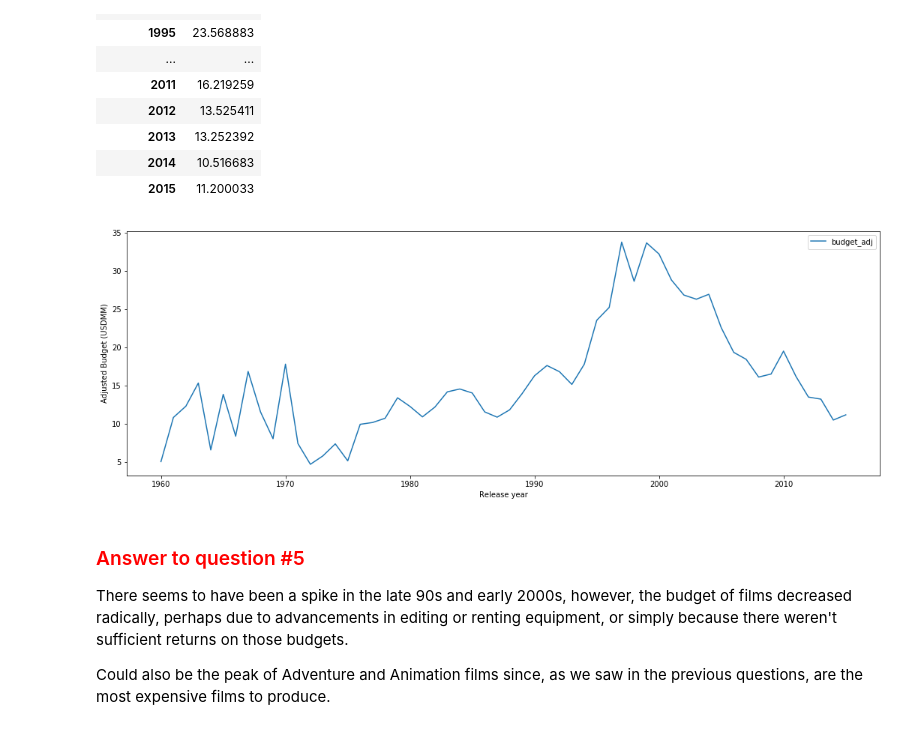
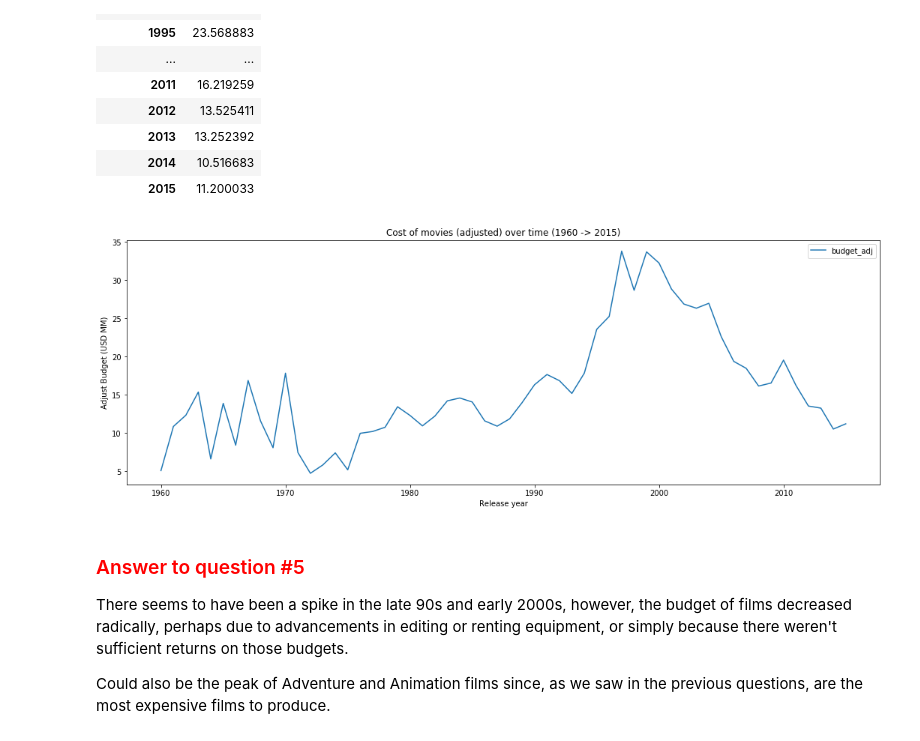
Before and after one commit to oaramirez/investigate_dataset_udacity, a Jupyter notebook: Investigate_a_Dataset.ipynb, the cells around one changed output. Saved outputs shown, nothing was run; the diff lists cells and outputs as text; code cells hidden in the pictures.

```diff
--- a/Investigate_a_Dataset.ipynb
+++ b/Investigate_a_Dataset.ipynb
@@ -815,11 +776,12 @@ budget_year_df.tail(30)
 | 2014 | 10.516683 |
 | 2015 | 11.200033 |
 # %%
-question_5_subplot = budget_year_df.plot(kind='line', figsize=(18,6));
-question_5_subplot.set_ylabel('Adjusted Budget (USDMM)');
-question_5_subplot.set_xlabel('Release year');
+ax = budget_year_df.plot(kind='line', figsize=(18,6));
+set_title_and_axes_labels(ax, 'Cost of movies (adjusted) over time (1960 -> 2015)', 'Release year', 'Adjust Budget (USD MM)')
+# question_5_subplot.set_ylabel('Adjusted Budget (USDMM)');
+# question_5_subplot.set_xlabel('Release year');
 # %% [output]
-[figure, old version]
+[figure, new version]
 # %% [markdown]
 ### <font color=red>Answer to question #5</font>
 
```
Also changed, not shown: parts of 49 cells of this notebook, 2 other files.
